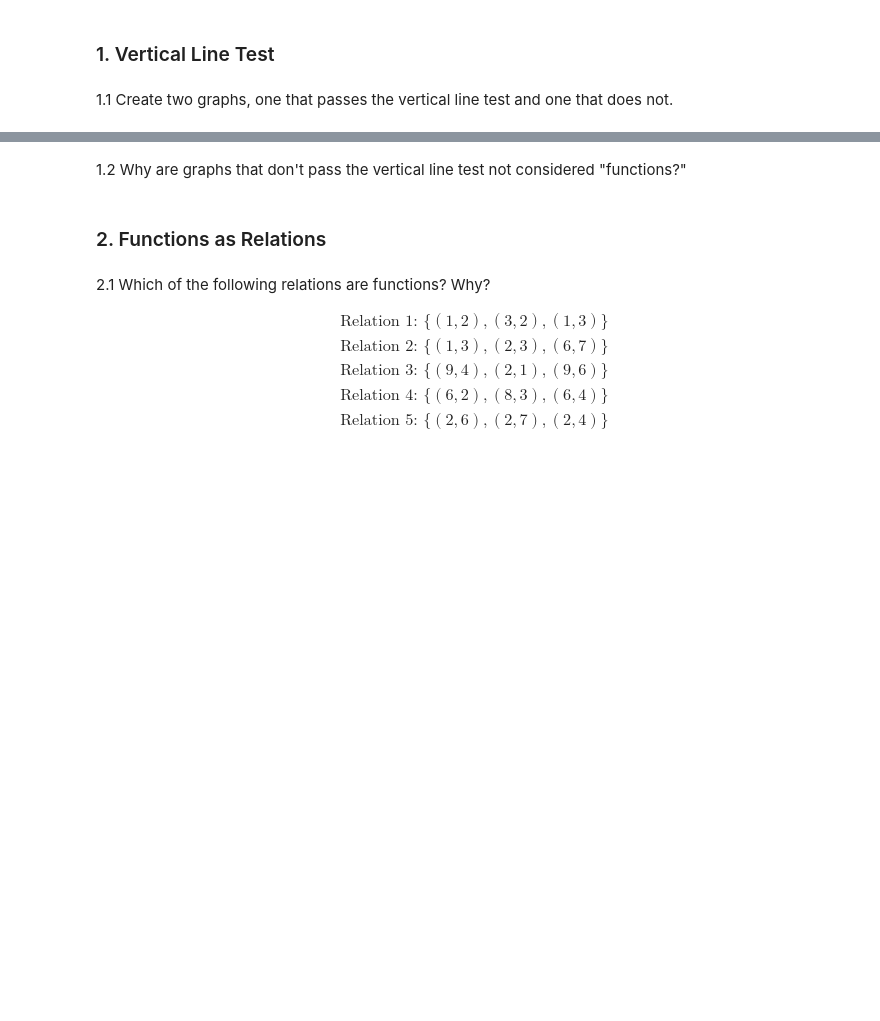
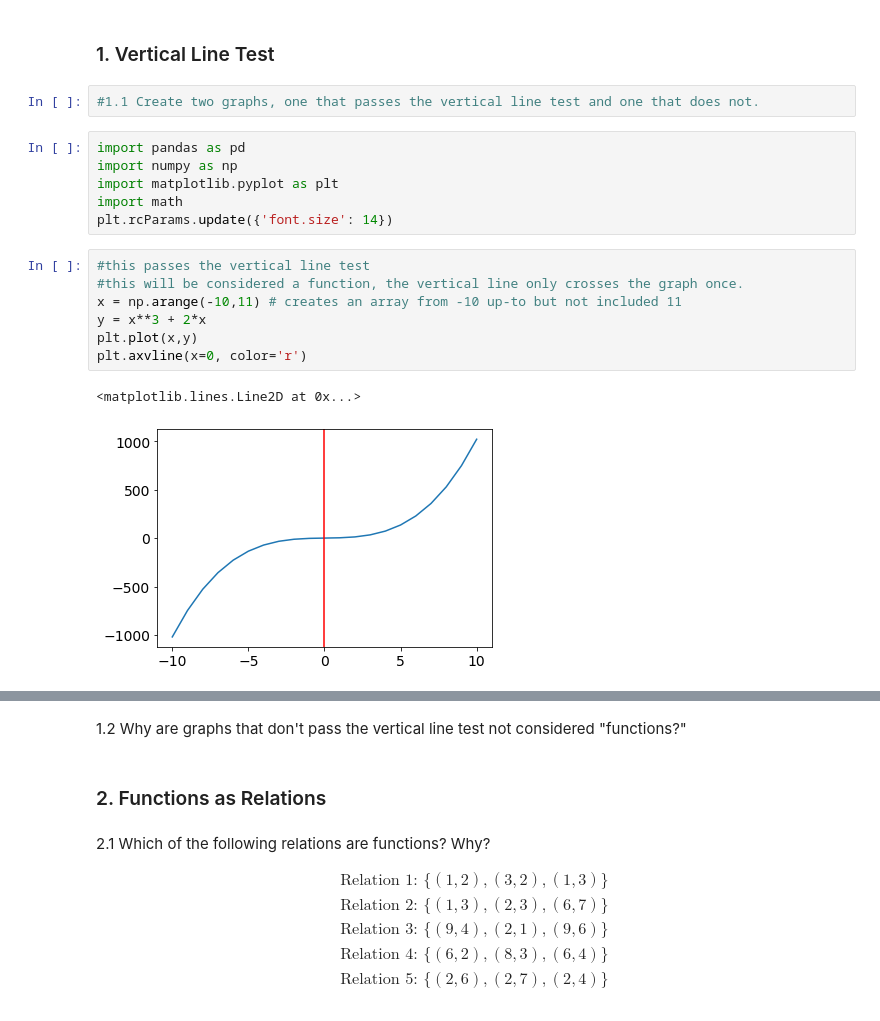
Before and after one commit to lfr4704/DS-Unit-1-Sprint-3-Linear-Algebra, a Jupyter notebook: module3-dimensionality-reduction/LS_DS_133_Assignment.ipynb, the cells around one changed output, grey strips where cells are left out. Saved outputs shown, nothing was run; the diff lists cells and outputs as text; blank space fills up the shorter version.

```diff
--- a/module3-dimensionality-reduction/LS_DS_133_Assignment.ipynb
+++ b/module3-dimensionality-reduction/LS_DS_133_Assignment.ipynb
@@ -1,4 +1,20 @@
 # %% [markdown]
 ### 1. Vertical Line Test
-# %% [markdown]
-1.1 Create two graphs, one that passes the vertical line test and one that does not.
+# %%
+#1.1 Create two graphs, one that passes the vertical line test and one that does not.
+# %%
+import pandas as pd
+import numpy as np
+import matplotlib.pyplot as plt
+import math
+plt.rcParams.update({'font.size': 14})
+# %%
+#this passes the vertical line test
+#this will be considered a function, the vertical line only crosses the graph once.
+x = np.arange(-10,11) # creates an array from -10 up-to but not included 11
+y = x**3 + 2*x
+plt.plot(x,y)
+plt.axvline(x=0, color='r')
+# %% [output]
+<matplotlib.lines.Line2D at 0x...>
+[figure, added]
```
Also changed, not shown: parts of 15 cells of this notebook.
